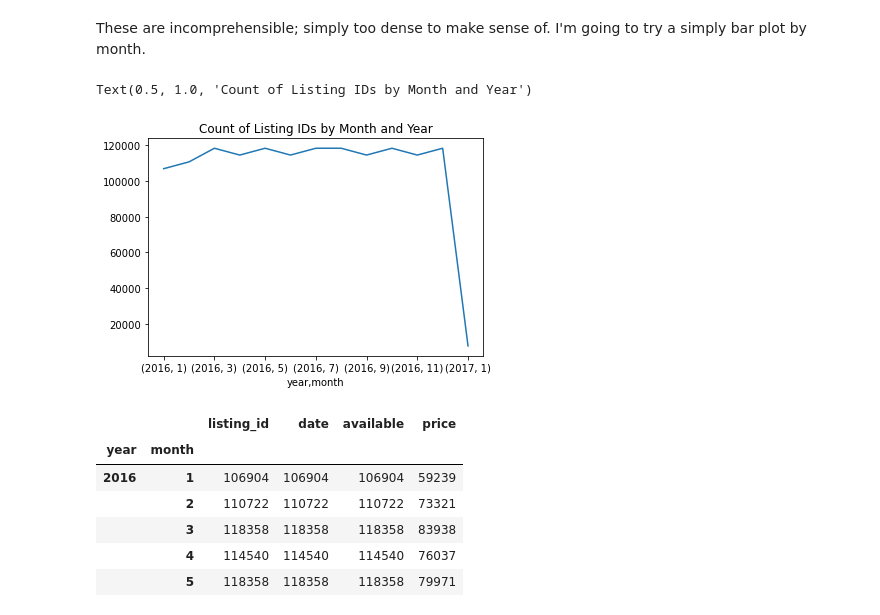
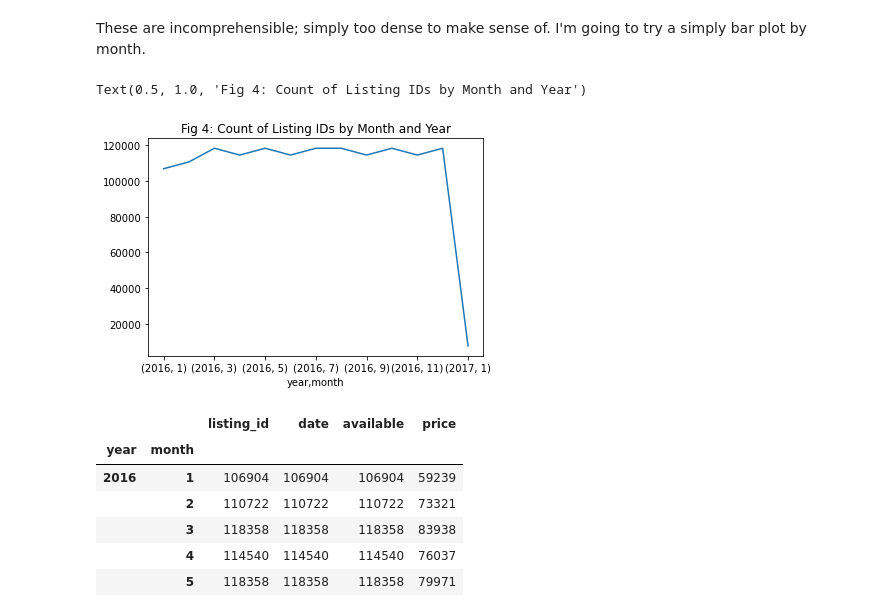
Before and after one commit to HJIzt/DataScienceBlogpost, a Jupyter notebook: seattle_airbnb_analysis.ipynb, the cells around one changed output. Saved outputs shown, nothing was run; the diff lists cells and outputs as text; code cells hidden in the pictures.

```diff
--- a/seattle_airbnb_analysis.ipynb
+++ b/seattle_airbnb_analysis.ipynb
@@ -164,10 +167,10 @@ cal_df["year"] = cal_df["date"].dt.year
 count_df = cal_df.groupby(["year", "month"]).count()
 # %%
 count_df["listing_id"].plot()
-plt.title("Count of Listing IDs by Month and Year")
+plt.title("Fig 4: Count of Listing IDs by Month and Year")
 # %% [output]
-Text(0.5, 1.0, 'Count of Listing IDs by Month and Year')
+Text(0.5, 1.0, 'Fig 4: Count of Listing IDs by Month and Year')
-[figure, old version]
+[figure, new version]
 # %%
 count_df
 # %% [output]
```
Also changed, not shown: parts of 31 cells of this notebook.
